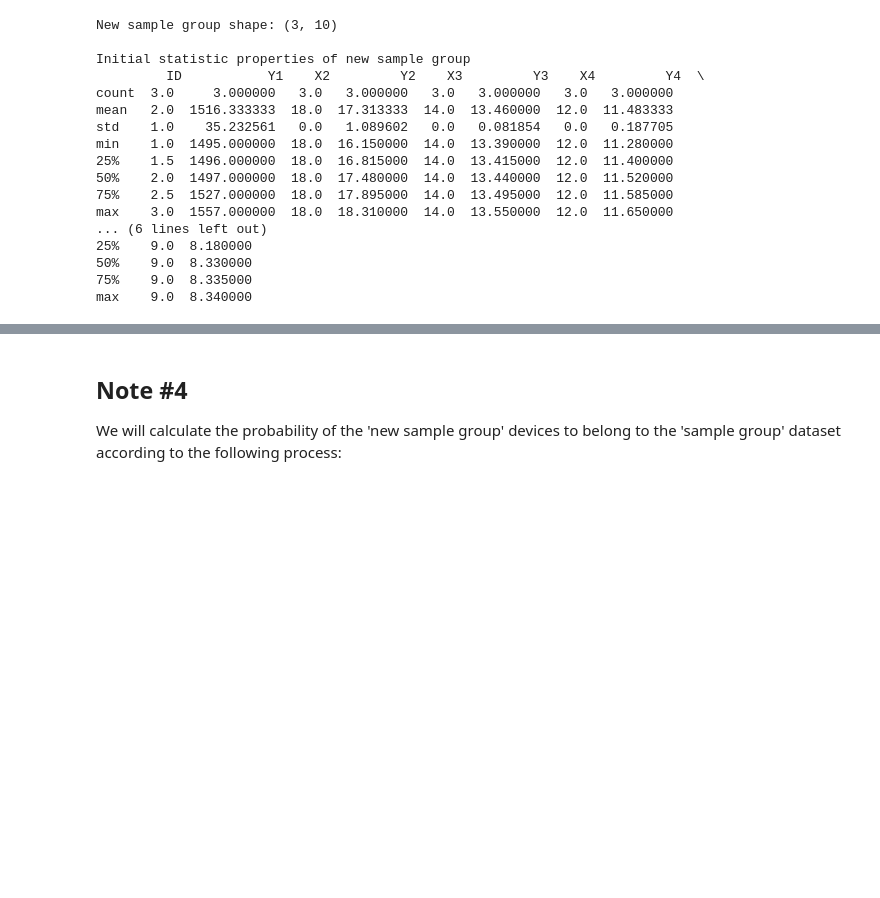
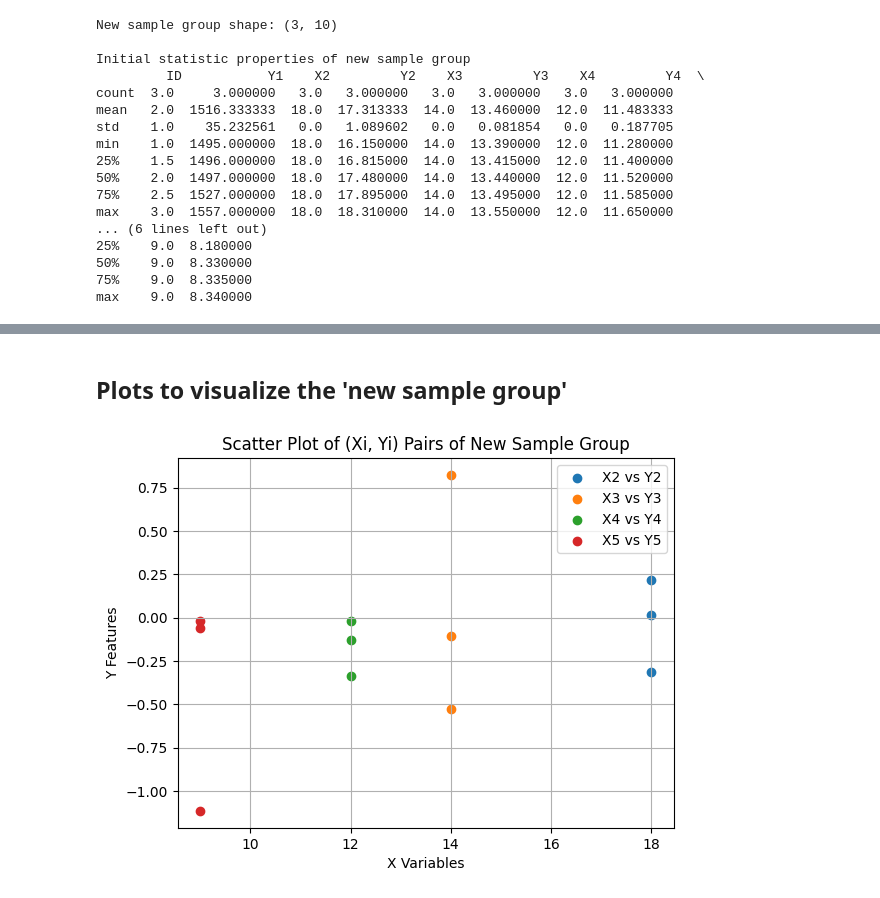
Before and after one commit to RonBartov/Data_Processing, a Jupyter notebook: factory_data_processing.ipynb, the cells around one changed output, grey strips where cells are left out. Drawn from its saved outputs; the diff is of its cells as text; code cells hidden in the pictures; blank space fills up the shorter version.

```diff
--- a/factory_data_processing.ipynb
+++ b/factory_data_processing.ipynb
@@ -452,13 +453,6 @@ max    9.0  8.340000
 # %%
-# Features scaling according to the standardization method
-# features_columns = ['Y1', 'Y2', 'Y3', 'Y4', 'Y5']
-# variables_columns = ['X2', 'X3', 'X4', 'X5']
-
-# sample_group_features_means = sample_group[features_columns].mean()
-# sample_group_features_stds = sample_group[features_columns].std()
-
 # Scale the features of new sample group with the statistical properties of sample group
 scaled_features = (new_sample_group[features_columns] - sample_group_features_means) / sample_group_features_stds
 
 # Combine the scaled features with the X columns
-new_sample_group = pd.concat([scaled_features, sample_group[variables_columns]], axis=1)
+new_sample_group = pd.concat([scaled_features, new_sample_group[variables_columns]], axis=1)
@@ -488,3 +479,16 @@ max     9.0
-# %% [markdown]
-## **Note #4**
-We will calculate the probability of the 'new sample group' devices to belong to the 'sample group' dataset according to the following process:
+# %% [markdown]
+## **Plots to visualize the 'new sample group'**
+# %%
+# Scatter plot for features with corresponding variables
+for x_col, y_col in zip(variables_columns, features_columns[1:]):
+    plt.scatter(new_sample_group[x_col], new_sample_group[y_col], label=f'{x_col} vs {y_col}')
+
+plt.xlabel('X Variables')
+plt.ylabel('Y Features')
+plt.legend()
+plt.title('Scatter Plot of (Xi, Yi) Pairs of New Sample Group')
+plt.grid(True)
+
+plt.show()
+# %% [output]
+[figure, added]
```
Also changed, not shown: parts of 12 cells of this notebook.
